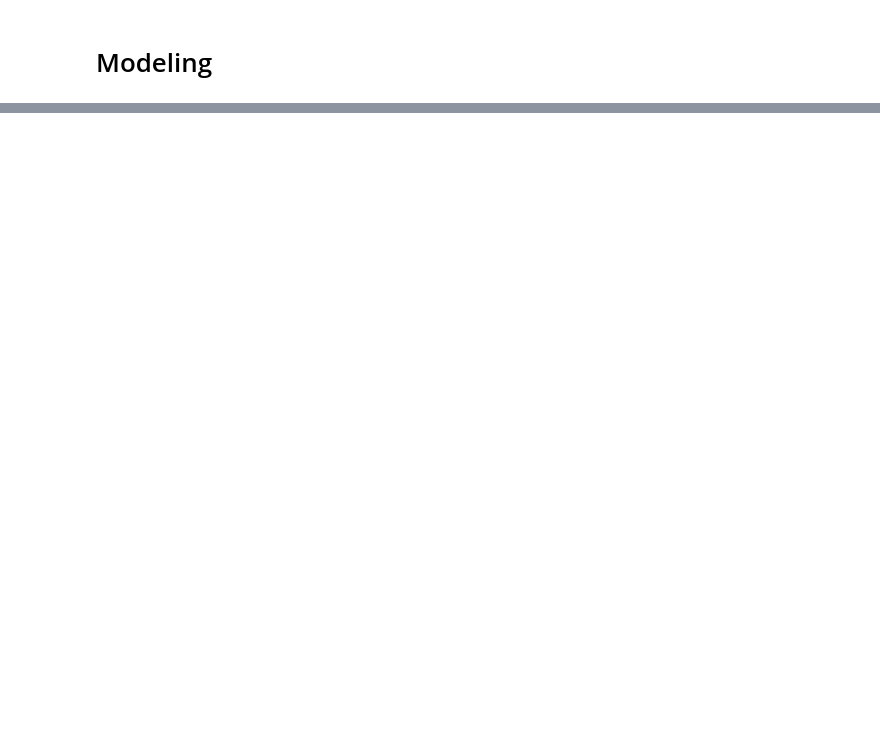
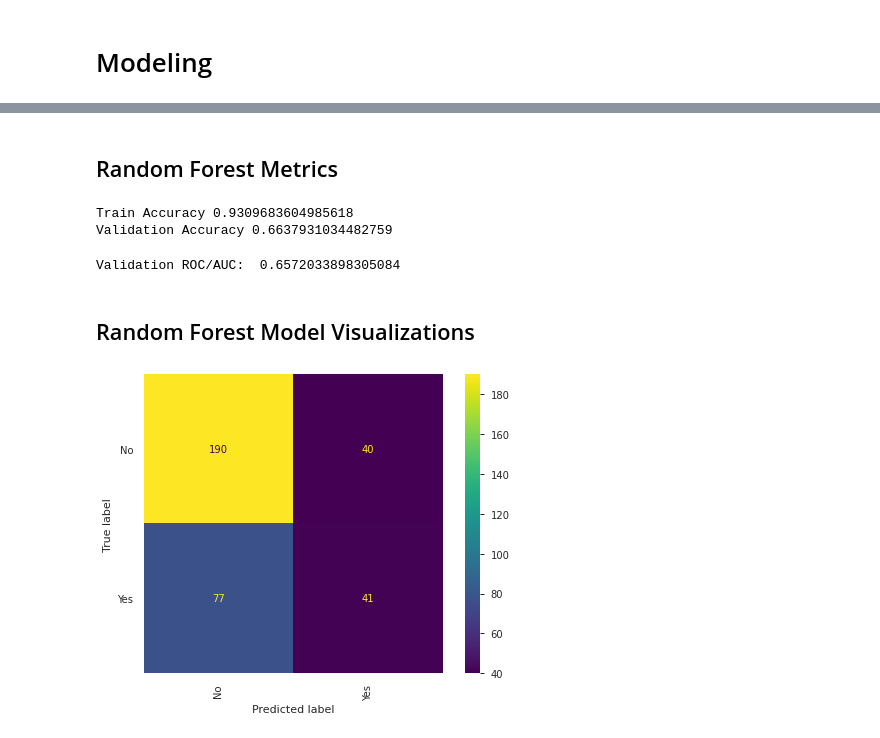
Before and after one commit to tyleretheridge/Greek-Life-Modeling-Project, a Jupyter notebook: Greek_Life_Modeling.ipynb, the cells around one changed output, grey strips where cells are left out. Saved outputs shown, nothing was run; the diff lists cells and outputs as text; code cells hidden in the pictures; blank space fills up the shorter version.

Commit message:
Add base models

```diff
--- a/Greek_Life_Modeling.ipynb
+++ b/Greek_Life_Modeling.ipynb
@@ -193,0 +274,29 @@ target = 'Greek'
+# %%
+# Create tree based model pipeline
+tree_pipeline = make_pipeline(
+    ce.OrdinalEncoder(),
+    SimpleImputer(strategy='median'),
+    RandomForestClassifier(random_state=20, n_jobs=-1)
+)
+
+# Create hyperperameter dictionary for RandomizedSearchCV()
+param_distributions = {
+    'simpleimputer__strategy': ['mean', 'median'],
+    'randomforestclassifier__n_estimators': randint(50, 500),
+    'randomforestclassifier__max_depth': [15, 20, 25, 30, None],
+}
+
+search = RandomizedSearchCV(
+    tree_pipeline,
+    param_distributions=param_distributions,
+    n_iter=20,
+    cv=5,
+    scoring='accuracy',
+    verbose=20,
+    return_train_score=True,
+    n_jobs=-1,
+    random_state=20
+)
+
+search.fit(X_train, y_train);
+# tree_pipeline.fit(X_train, y_train)
@@ -193,0 +332,37 @@ target = 'Greek'
+# %%
+# Save results of hyperperameter optimization to var
+tree_pipeline = search.best_estimator_
+# %% [markdown]
+## Random Forest Metrics
+# %%
+print('Train Accuracy', tree_pipeline.score(X_train, y_train))
+# Validation accuracy_score
+print('Validation Accuracy', tree_pipeline.score(X_val, y_val))
+# %% [output]
+Train Accuracy 0.9309683604985618
+Validation Accuracy 0.6637931034482759
+# %%
+# Validation ROC/AUC
+from sklearn.metrics import roc_auc_score
+y_pred_proba = tree_pipeline.predict_proba(X_val)[:,-1]
+val_roc = roc_auc_score(y_val, y_pred_proba)
+
+print('Validation ROC/AUC: ', val_roc)
+# %% [output]
+Validation ROC/AUC:  0.6572033898305084
+# %% [markdown]
+## Random Forest Model Visualizations
+# %%
+# Plot confusion matrix
+from sklearn.metrics import plot_confusion_matrix
+
+plot_confusion_matrix(
+    tree_pipeline,
+    X_val,
+    y_val,
+    values_format='.0f',
+    xticks_rotation='vertical'
+)
+plt.show()
+# %% [output]
+[figure, added]
```
Also changed, not shown: parts of 37 cells of this notebook.
